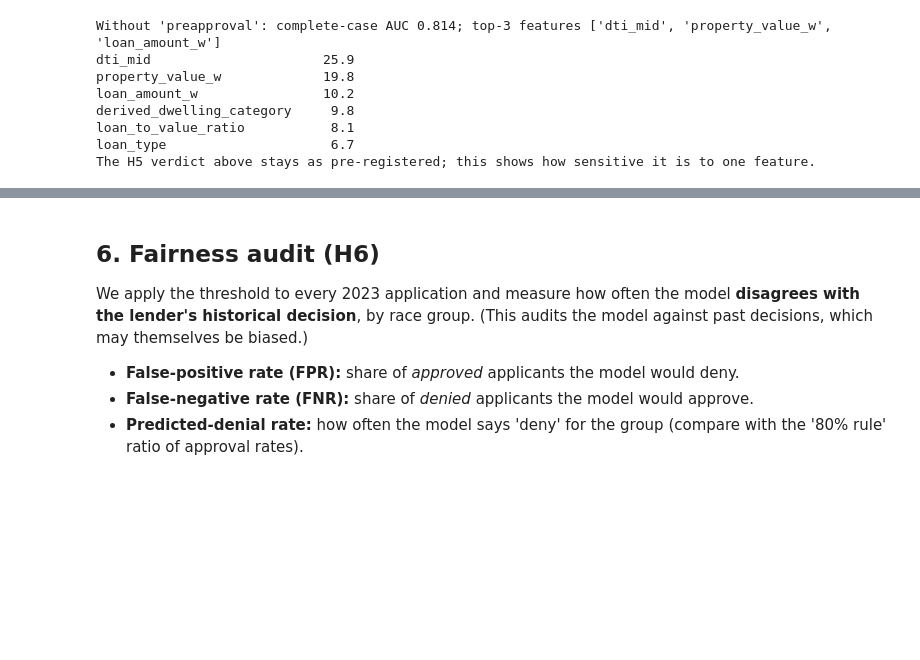
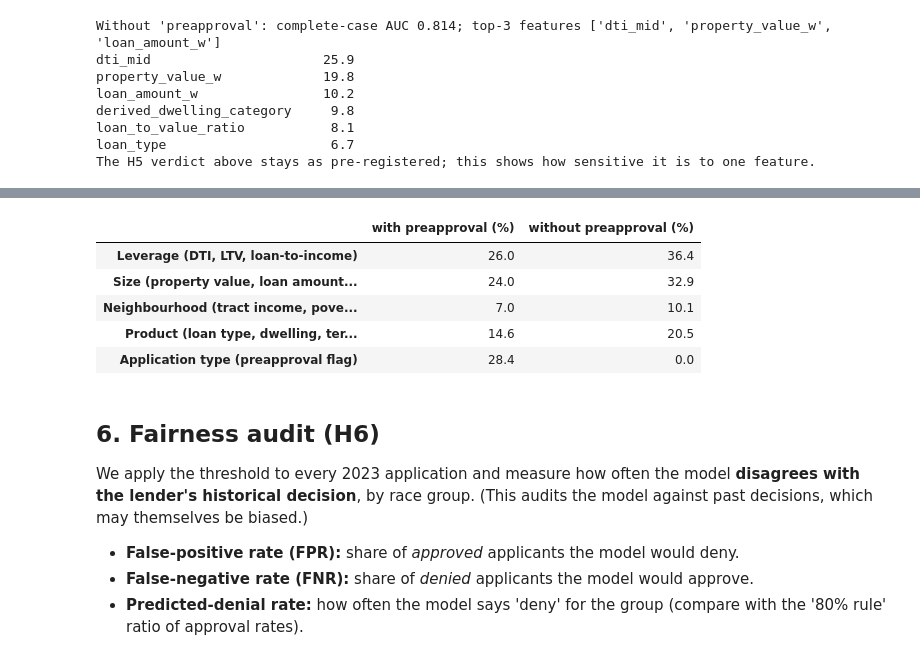
Before and after one commit to Rishhhhub/fair-mortgage-approval, a Jupyter notebook: notebooks/03_model_fairness.ipynb, the cells around one changed output, grey strips where cells are left out. Saved outputs shown, nothing was run; the diff lists cells and outputs as text; code cells hidden in the pictures; blank space fills up the shorter version.

```diff
--- a/notebooks/03_model_fairness.ipynb
+++ b/notebooks/03_model_fairness.ipynb
@@ -303,3 +306,23 @@ The H5 verdict above stays as pre-registered; this shows how sensitive it is to
+# %%
+GROUPS = {"Leverage (DTI, LTV, loan-to-income)": ["dti_mid", "loan_to_value_ratio", "loan_to_income"],
+          "Size (property value, loan amount, income)": ["property_value_w", "loan_amount_w", "income_w"],
+          "Neighbourhood (tract income, poverty, unemployment)": ["tract_to_msa_income_percentage", "acs_median_hh_income_real",
+                                                                  "acs_poverty_rate", "acs_unemployment_rate"],
+          "Product (loan type, dwelling, term, units, ...)": ["loan_type", "derived_loan_product_type", "derived_dwelling_category",
+                                                             "construction_method", "loan_term", "total_units"],
+          "Application type (preapproval flag)": ["preapproval"]}
+def grp_share(series):
+    tot = series.sum()
+    return {g: 100 * series.reindex(cols).fillna(0).sum() / tot for g, cols in GROUPS.items()}
+gt = pd.DataFrame({"with preapproval (%)": grp_share(imp), "without preapproval (%)": grp_share(imp2)}).round(1)
+display(gt)
+# %% [output]
+|  | with preapproval (%) | without preapproval (%) |
+| Leverage (DTI, LTV, loan-to-income) | 26.0 | 36.4 |
+| Size (property value, loan amount... | 24.0 | 32.9 |
+| Neighbourhood (tract income, pove... | 7.0 | 10.1 |
+| Product (loan type, dwelling, ter... | 14.6 | 20.5 |
+| Application type (preapproval flag) | 28.4 | 0.0 |
 # %% [markdown]
 ## 6. Fairness audit (H6)
 We apply the threshold to every 2023 application and measure how often the model **disagrees with the lender's historical decision**, by race group. (This audits the model against past decisions, which may themselves be biased.)
```
Also changed, not shown: parts of 4 cells of this notebook, 3 other files.
